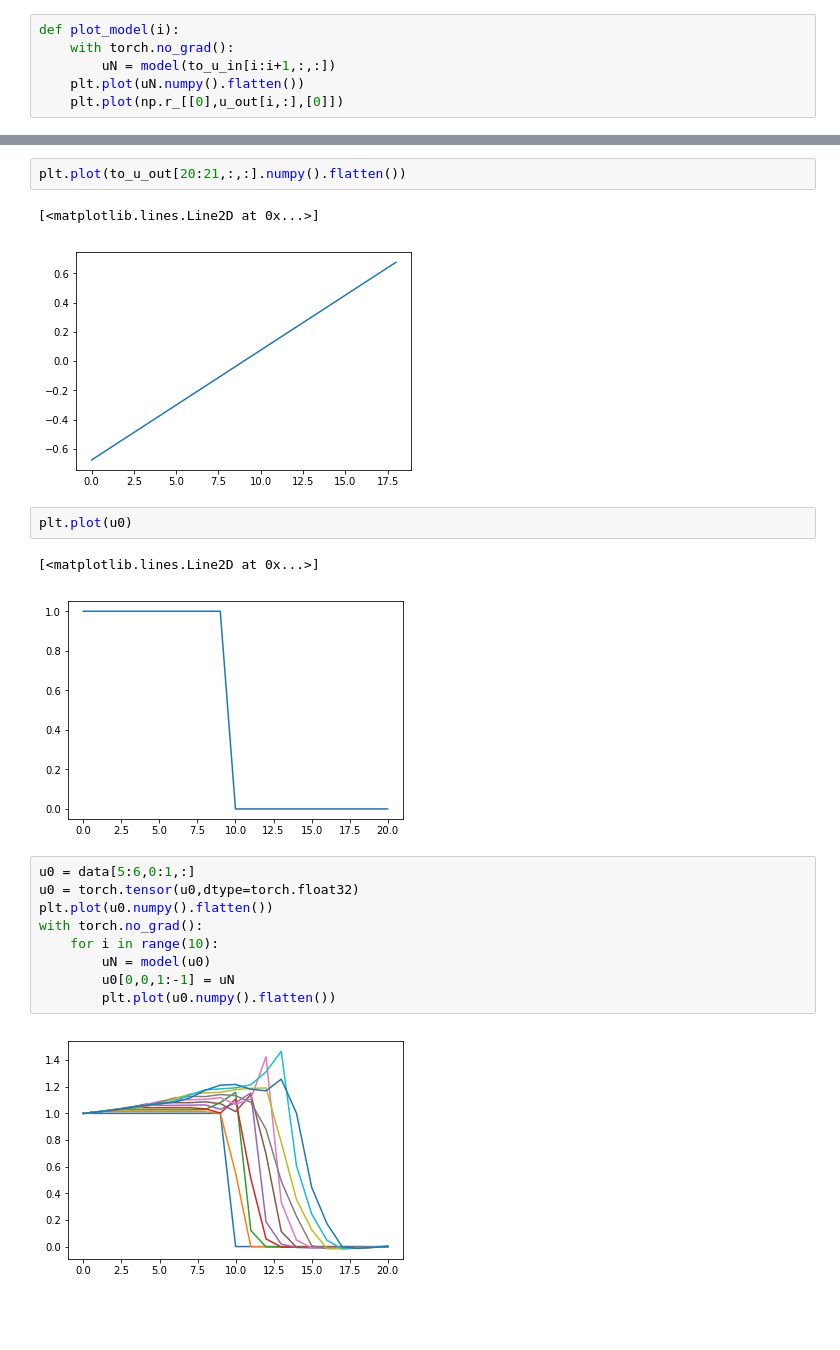
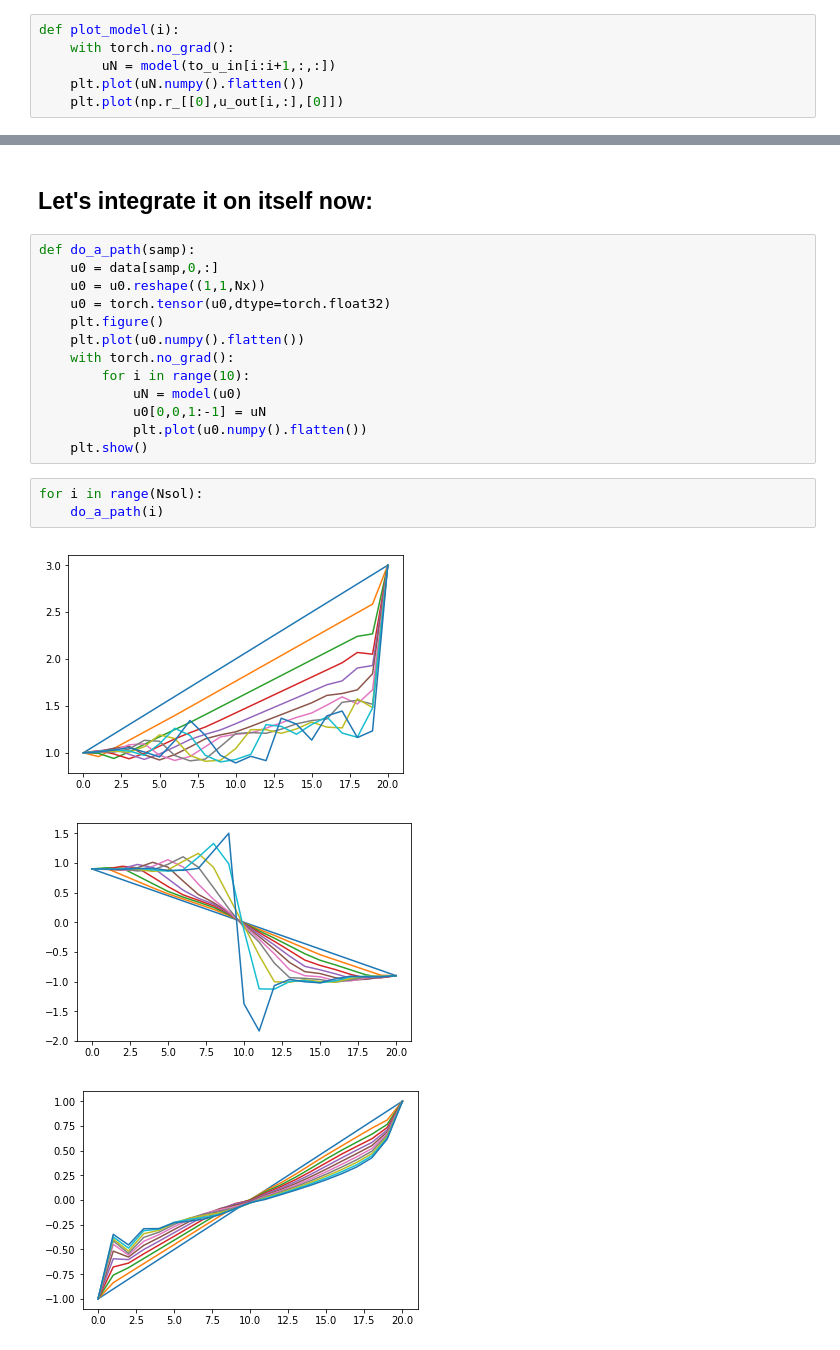
Before and after one commit to afqueiruga/nn_1d_pde, a Jupyter notebook: train_1.ipynb, the cells around one changed output, grey strips where cells are left out. Cells and saved outputs as stored; diff of their text form; blank space fills up the shorter version.

```diff
--- a/train_1.ipynb
+++ b/train_1.ipynb
@@ -140,21 +130,22 @@ for i in range(5):
-# %%
-plt.plot(to_u_out[20:21,:,:].numpy().flatten())
-# %% [output]
-[<matplotlib.lines.Line2D at 0x...>]
-[figure, removed]
-# %%
-plt.plot(u0)
-# %% [output]
-[<matplotlib.lines.Line2D at 0x...>]
-[figure, removed]
+# %% [markdown]
+## Let's integrate it on itself now:
 # %%
-u0 = data[5:6,0:1,:]
-u0 = torch.tensor(u0,dtype=torch.float32)
-plt.plot(u0.numpy().flatten())
-with torch.no_grad():
-    for i in range(10):
-        uN = model(u0)
-        u0[0,0,1:-1] = uN
-        plt.plot(u0.numpy().flatten())
+def do_a_path(samp):
+    u0 = data[samp,0,:]
+    u0 = u0.reshape((1,1,Nx))
+    u0 = torch.tensor(u0,dtype=torch.float32)
+    plt.figure()
+    plt.plot(u0.numpy().flatten())
+    with torch.no_grad():
+        for i in range(10):
+            uN = model(u0)
+            u0[0,0,1:-1] = uN
+            plt.plot(u0.numpy().flatten())
+    plt.show()
-# %% [output]
-[figure, removed]
+# %%
+for i in range(Nsol):
+    do_a_path(i)
+# %% [output]
+[figure, added]
+[figure, added]
+[figure, added]
```
Also changed, not shown: parts of 5 cells of this notebook, 1 other file.
